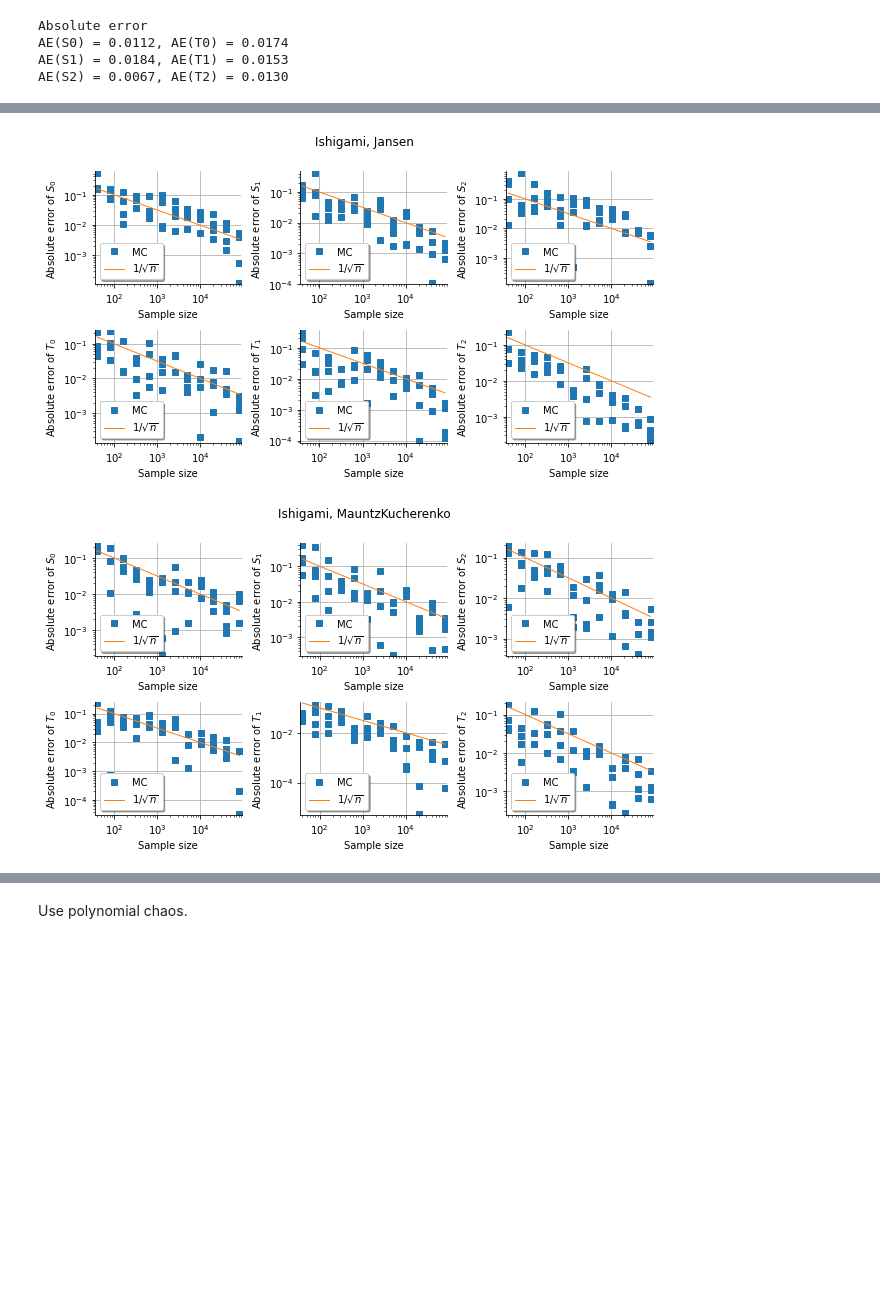
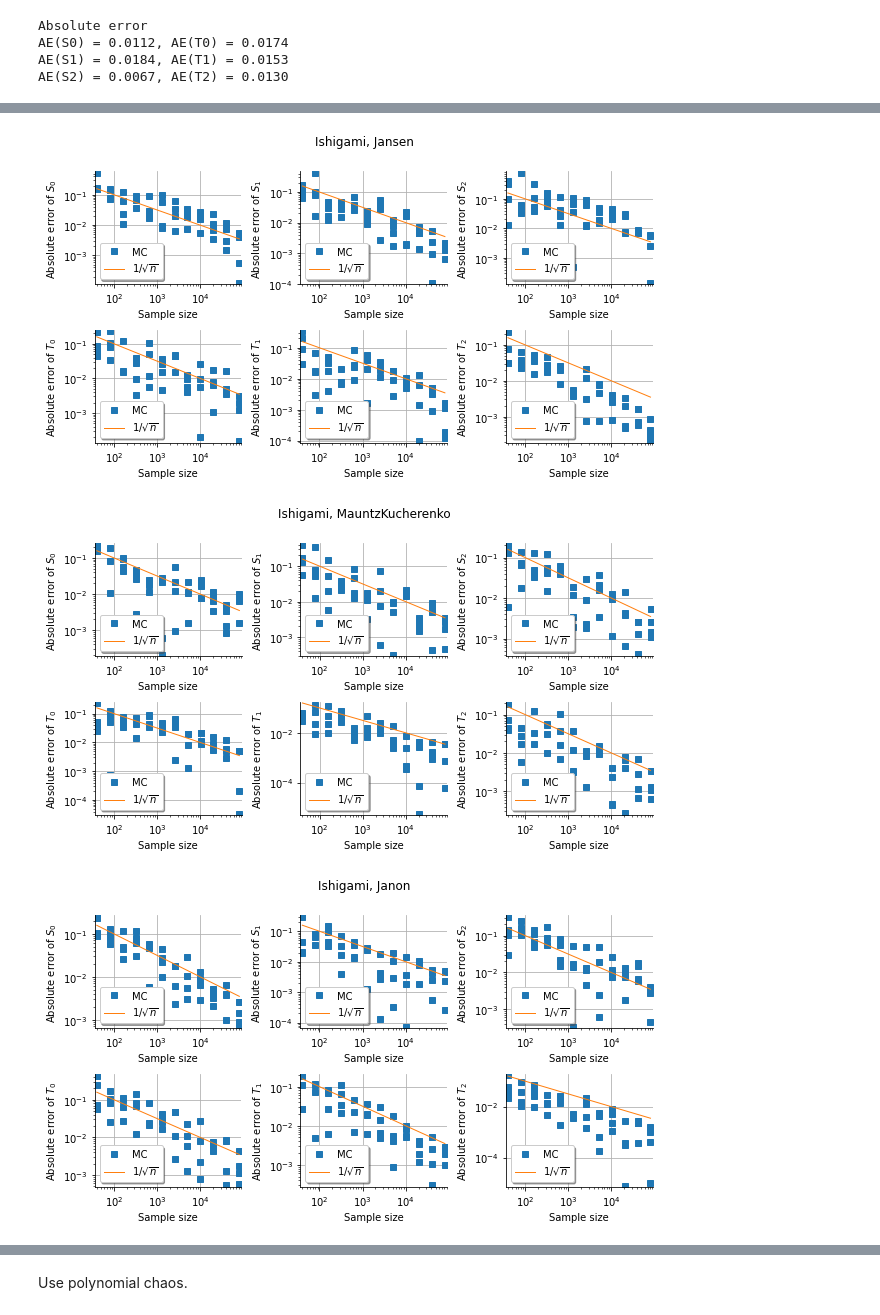
Before and after one commit to openturns/otbenchmark, a Jupyter notebook: examples/sensitivity_problems/Sensitivity-Convergence-Ishigami.ipynb, the cells around one changed output, grey strips where cells are left out. Saved outputs shown, nothing was run; the diff lists cells and outputs as text; code cells hidden in the pictures; blank space fills up the shorter version.

Commit message:
Introduced Janon in convergence study

```diff
--- a/examples/sensitivity_problems/Sensitivity-Convergence-Ishigami.ipynb
+++ b/examples/sensitivity_problems/Sensitivity-Convergence-Ishigami.ipynb
@@ -119,7 +119,7 @@ def set_legend_position_on_grid(grid, position):
     return grid
 # %%
 metaSAAlgorithm = otb.SensitivityBenchmarkMetaAlgorithm(problem)
-for estimator in ["Saltelli", "Martinez", "Jansen", "MauntzKucherenko"]:
+for estimator in ["Saltelli", "Martinez", "Jansen", "MauntzKucherenko", "Janon"]:
     print("Estimator:", estimator)
     benchmark = otb.SensitivityConvergence(
         problem,
@@ -144,7 +145,8 @@ Estimator: MauntzKucherenko
 [figure]
 [figure]
 [figure]
 [figure]
+[figure, added]
 # %%
 benchmark = otb.SensitivityConvergence(
     problem,
```
Also changed, not shown: parts of 4 cells of this notebook, 5 other files.
